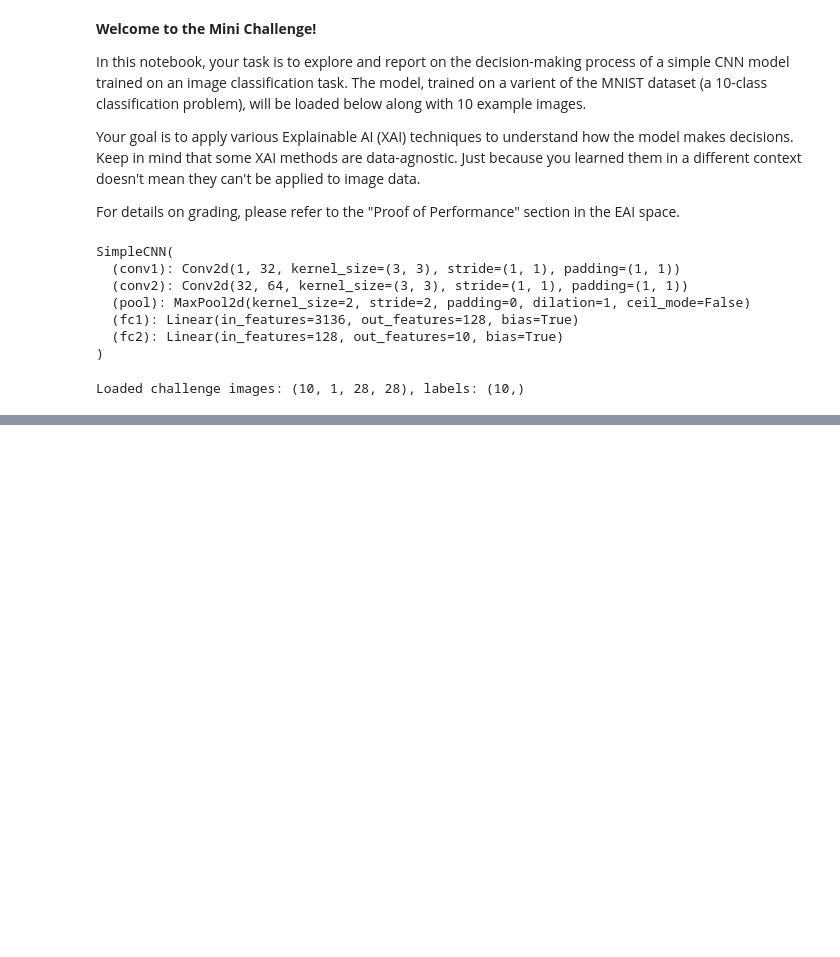
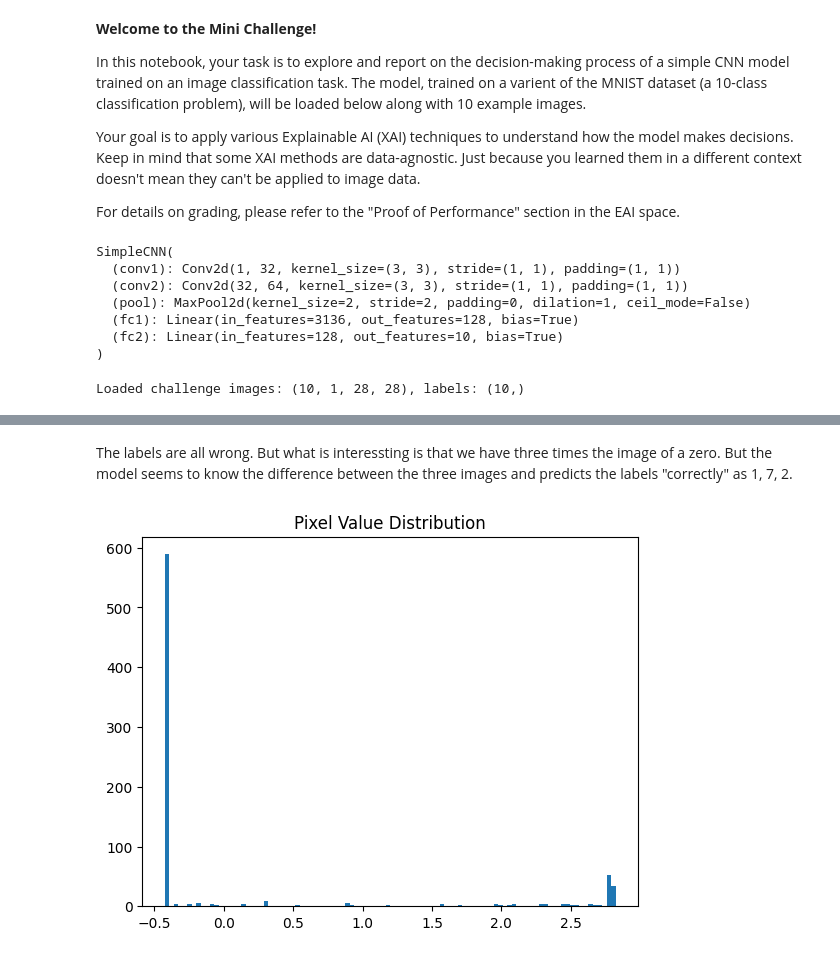
Before and after one commit to staldenhoefler/eai, a Jupyter notebook: code/mini_challenge.ipynb, the cells around one changed output, grey strips where cells are left out. Drawn from its saved outputs; the diff is of its cells as text; code cells hidden in the pictures; blank space fills up the shorter version.

```diff
--- a/code/mini_challenge.ipynb
+++ b/code/mini_challenge.ipynb
@@ -79,0 +100,8 @@ array([1, 3, 7, 2, 0, 4, 9, 5, 6, 8])
+# %% [markdown]
+The labels are all wrong. But what is interessting is that we have three times the image of a zero. But the model seems to know the difference between the three images and predicts the labels "correctly" as 1, 7, 2.
+# %%
+plt.hist(challenge_images[0].squeeze().flatten(), bins=100)
+plt.title("Pixel Value Distribution")
+plt.show()
+# %% [output]
+[figure, added]
```
Also changed, not shown: parts of 55 cells of this notebook, 2 other files.
